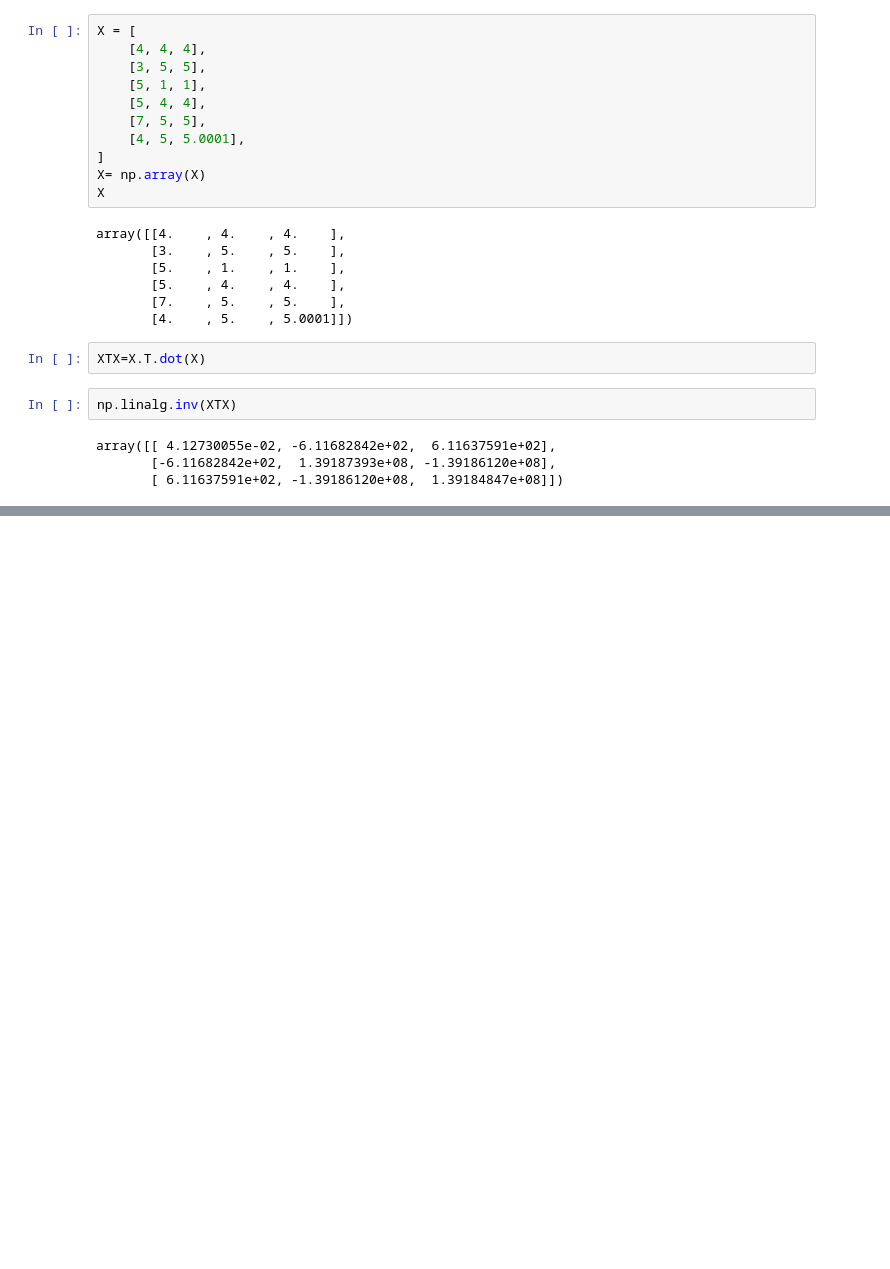
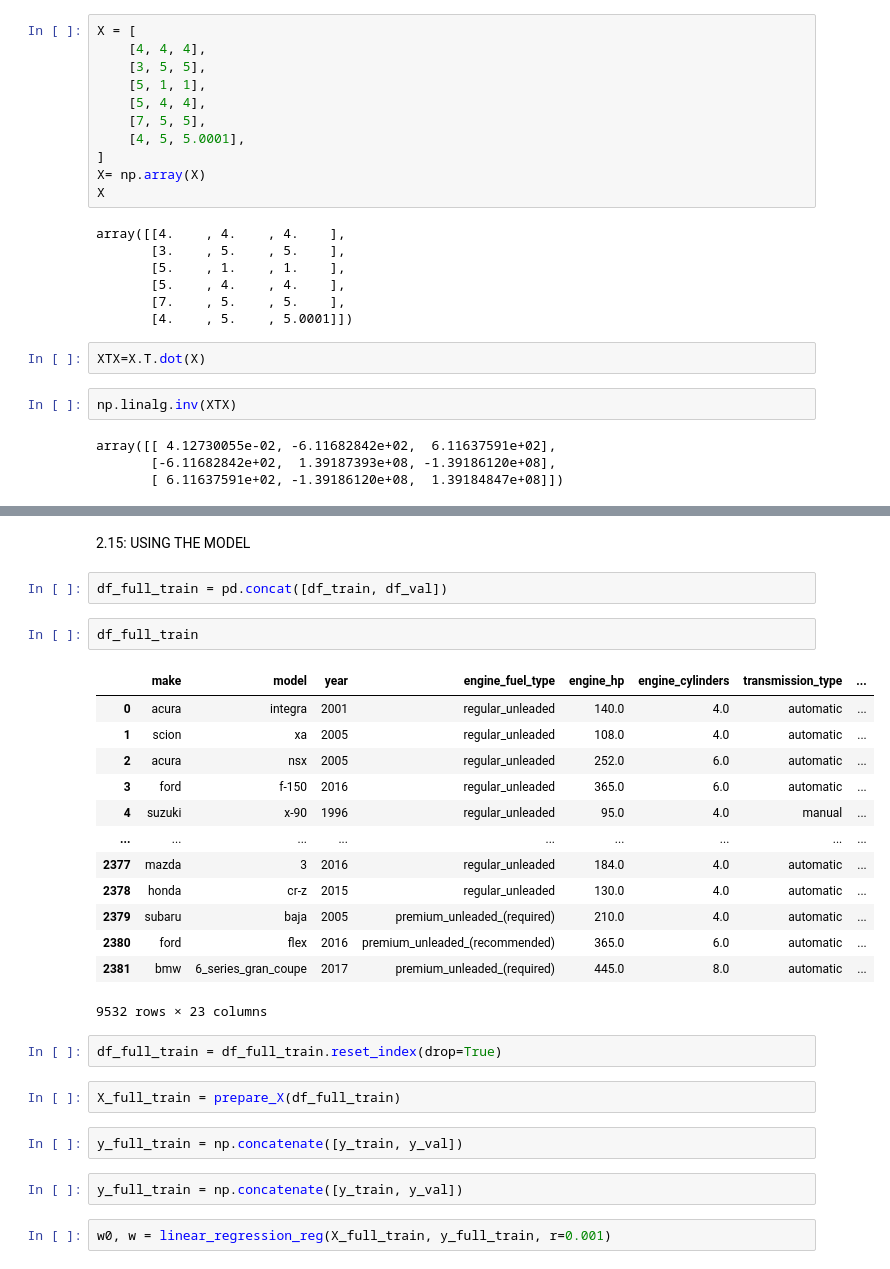
Before and after one commit to william-kambi/machine--learning-zoomcamp, a Jupyter notebook: 02-regression/02 carprice.ipynb, the cells around one changed output, grey strips where cells are left out. Saved outputs shown, nothing was run; the diff lists cells and outputs as text; blank space fills up the shorter version.

```diff
--- a/02-regression/02 carprice.ipynb
+++ b/02-regression/02 carprice.ipynb
@@ -722,0 +795,30 @@ array([[ 4.12730055e-02, -6.11682842e+02,  6.11637591e+02],
+# %% [markdown]
+2.15: USING THE MODEL
+# %%
+df_full_train = pd.concat([df_train, df_val])
+# %%
+df_full_train
+# %% [output]
+|  | make | model | year | engine_fuel_type | engine_hp | engine_cylinders | transmission_type | ... |
+| 0 | acura | integra | 2001 | regular_unleaded | 140.0 | 4.0 | automatic | ... |
+| 1 | scion | xa | 2005 | regular_unleaded | 108.0 | 4.0 | automatic | ... |
+| 2 | acura | nsx | 2005 | regular_unleaded | 252.0 | 6.0 | automatic | ... |
+| 3 | ford | f-150 | 2016 | regular_unleaded | 365.0 | 6.0 | automatic | ... |
+| 4 | suzuki | x-90 | 1996 | regular_unleaded | 95.0 | 4.0 | manual | ... |
+| ... | ... | ... | ... | ... | ... | ... | ... | ... |
+| 2377 | mazda | 3 | 2016 | regular_unleaded | 184.0 | 4.0 | automatic | ... |
+| 2378 | honda | cr-z | 2015 | regular_unleaded | 130.0 | 4.0 | automatic | ... |
+| 2379 | subaru | baja | 2005 | premium_unleaded_(required) | 210.0 | 4.0 | automatic | ... |
+| 2380 | ford | flex | 2016 | premium_unleaded_(recommended) | 365.0 | 6.0 | automatic | ... |
+| 2381 | bmw | 6_series_gran_coupe | 2017 | premium_unleaded_(required) | 445.0 | 8.0 | automatic | ... |
+9532 rows × 23 columns
+# %%
+df_full_train = df_full_train.reset_index(drop=True)
+# %%
+X_full_train = prepare_X(df_full_train)
+# %%
+y_full_train = np.concatenate([y_train, y_val])
+# %%
+y_full_train = np.concatenate([y_train, y_val])
+# %%
+w0, w = linear_regression_reg(X_full_train, y_full_train, r=0.001)
```
Also changed, not shown: parts of 31 cells of this notebook, 2 other files.
